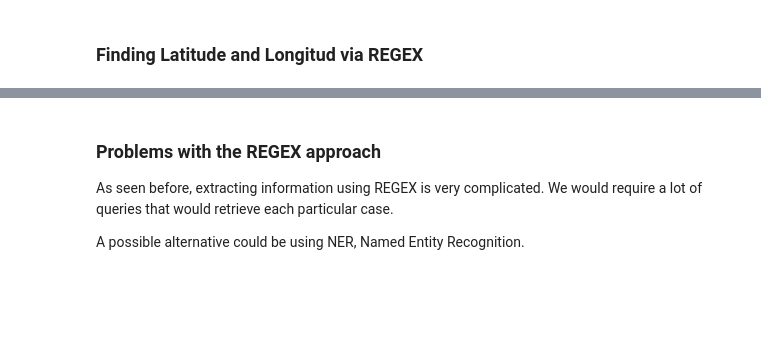
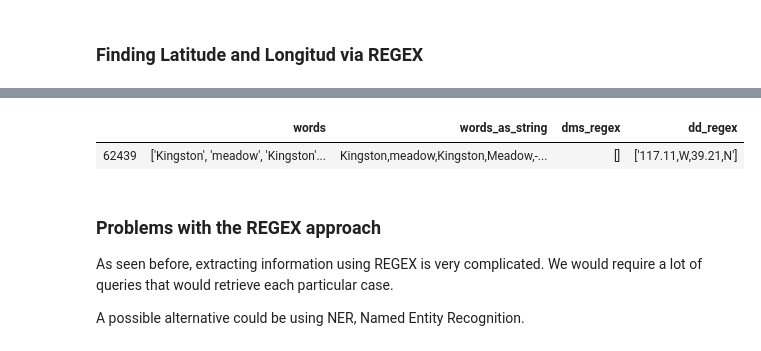
Before and after one commit to throughput-ec/UnacquiredSites, a Jupyter notebook: ML_Record_Mining_JN.ipynb, the cells around one changed output, grey strips where cells are left out. Drawn from its saved outputs; the diff is of its cells as text; code cells hidden in the pictures; blank space fills up the shorter version.

```diff
--- a/ML_Record_Mining_JN.ipynb
+++ b/ML_Record_Mining_JN.ipynb
@@ -144,3 +112,11 @@ italy_example[['words', 'words_as_string', 'dms_regex']]
+# %%
+# dd_regex example
+dd_example = nlp_sentences[nlp_sentences['_gddid'] == '57a12aaccf58f1b0962a836c']
+dd_example = dd_example[dd_example['sentid'] == 62]
+dd_example[['words', 'words_as_string', 'dms_regex', 'dd_regex']]
+# %% [output]
+|  | words | words_as_string | dms_regex | dd_regex |
+| 62439 | ['Kingston', 'meadow', 'Kingston'... | Kingston,meadow,Kingston,Meadow,-... | [] | ['117.11,W,39.21,N'] |
 # %% [markdown]
 ### Problems with the REGEX approach
 
```
Also changed, not shown: parts of 21 cells of this notebook, 1 other file.
